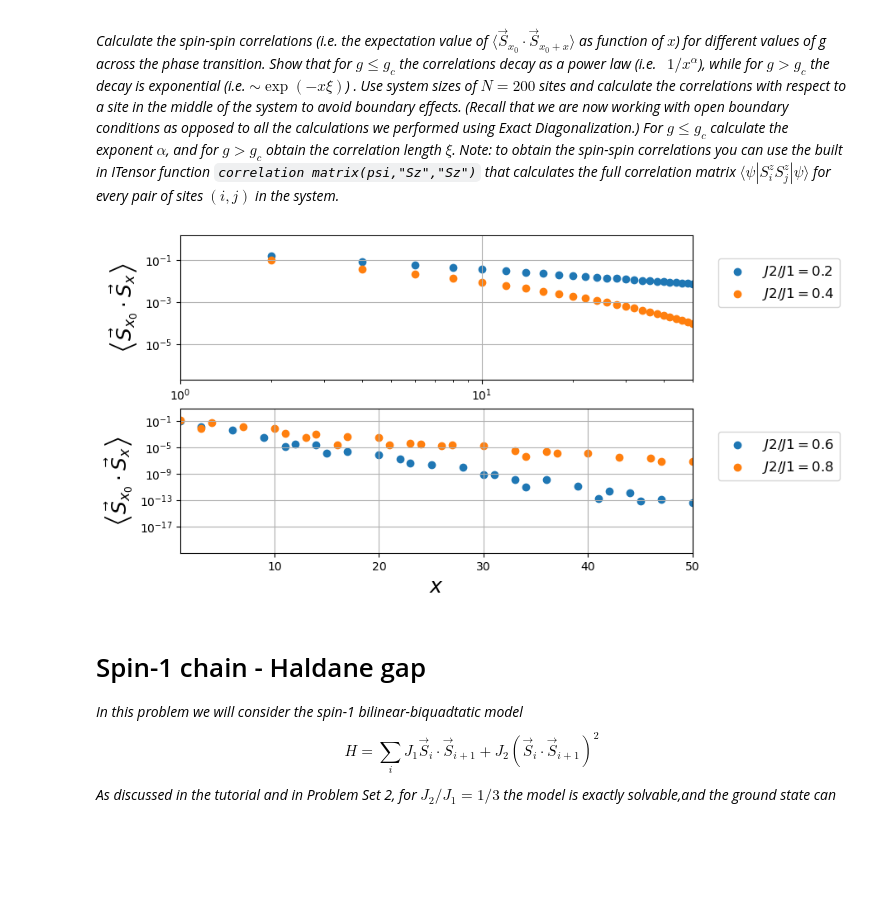
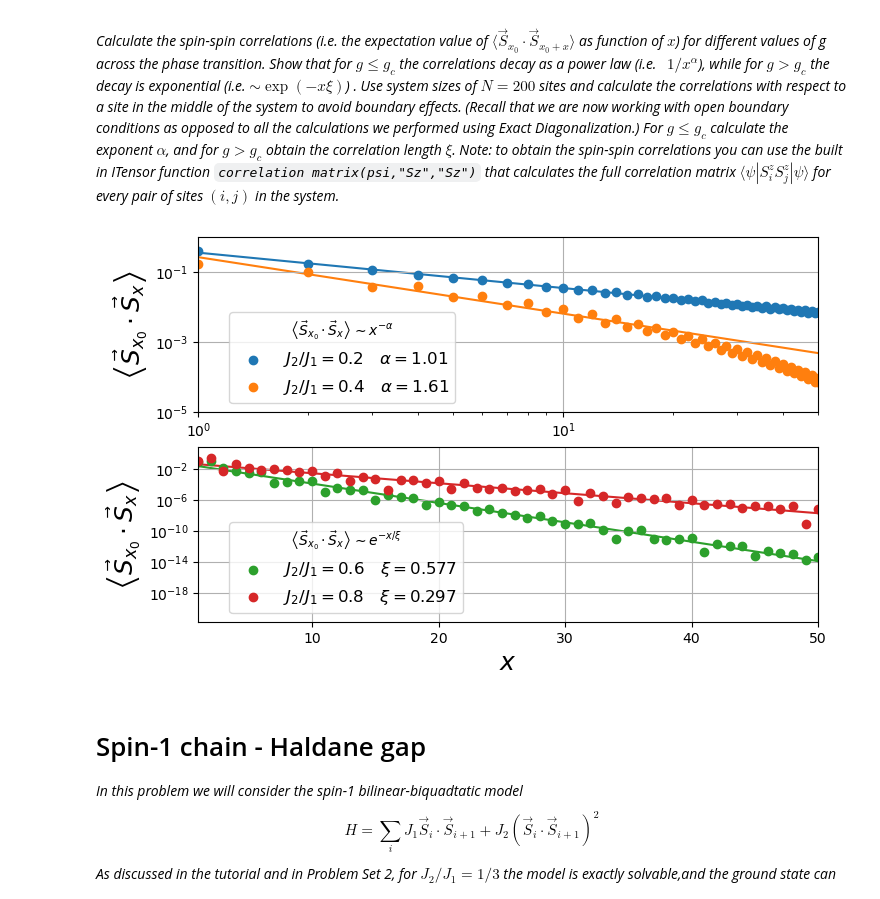
Before and after one commit to NOAMOPH/Computational-Methods-for-Many-Body-Physics, a Jupyter notebook: ProblemSets/PS03.ipynb, the cells around one changed output. Drawn from its saved outputs; the diff is of its cells as text; code cells hidden in the pictures; blank space fills up the shorter version.

```diff
--- a/ProblemSets/PS03.ipynb
+++ b/ProblemSets/PS03.ipynb
@@ -83,7 +83,7 @@ MPO
 ## 1-2
 *Perform finite-size scaling of the triplet gap (i.e. the energy gap between the ground state in the $S^z = 0$ sector to the lowest state in the $S^z = 1$ sector) for different values of $g$ across the phase transition. To find the lowest energy state in each $S^z$ sector you will need to make sure that the initial state is in the same $S^z$ sector. You can now easily access system sizes of up to $N = 100$ sites (performing e.g. 10 sweeps with bond dimensions of order 100), but to clearly observe a finite gap for $g > g_c$ it is still advisable to consider values of g close enough to $g = 1/2$.*
 # %%
-Ns = 20:20:60
+Ns = 20:20:100
 gs = [0.2, 0.4, 0.6, 0.8]
 E_singlet = zeros(length(Ns),length(gs))
 E_triplet = zeros(length(Ns),length(gs))
@@ -127,17 +109,18 @@ After sweep 10 energy=-22.709455491439037  maxlinkdim=100 maxerr=2.62E-10 time=1
 # %%
 fig,ax = subplots(figsize=(8,5))
-for i in 1:length(J2s)
-    ax.plot(1 ./Ns,E_singlet[:,i]-E_triplet[:,i],"-o",label=L"J2/J1="*string(J2s[i])*"")
+for i in 1:length(gs)
+    ax.plot(1 ./Ns,E_singlet[:,i]-E_triplet[:,i],"-o",label=L"$J_2/J_1=$"*string(gs[i]))
 end
 # ax.set_xlim([0,1])
 # ax.set_xscale("log")
 ax.legend(loc=(1.05,0.5),fontsize=12)
 ax.set_xlabel(L"$1/N$", fontsize=18)
 ax.set_xticks(1 ./Ns)
-ax.set_xticklabels([L"1/" * string(N) for N in Ns], fontsize=14)
+ax.set_xticklabels([L"1/" * string(N) for N in Ns ], fontsize=12)
 ax.set_ylabel(L"\left(E^{GS}_{singlet}-E^{GS}_{triplet}\right)/J_1",fontsize=18)
 ax.set_xlim([0,1/19])
 ax.set_ylim([-0.6,0])
+# ax.set_xscale("log")
 ax.grid()
 
 gcf()
@@ -149,7 +132,7 @@ gcf()
 # %%
 N = 200
 correlations = []
-for (j,g) in enumerate(J2s)
+for (j,g) in enumerate(gs)
     sites = siteinds("S=1/2", N; conserve_qns=true)
     H = J1J2Hamiltonian(sites, g)
 
@@ -162,29 +145,43 @@ for (j,g) in enumerate(J2s)
 end
 # %%
 fig,ax = subplots(2,1,figsize=(8,5))
-for (i,g) in enumerate(J2s)
+xx = LinRange(0,50,100)
+p0 = [1.0, 0.0]
+title=[L"$\left< \vec{S}_{x_0} \cdot \vec{S}_x \right>\sim x^{-\alpha}$", L"$\left< \vec{S}_{x_0} \cdot \vec{S}_x \right>\sim e^{-x/\xi}$"]
+c = ["tab:blue","tab:orange","tab:green", "tab:red"]
+
+for (i,g) in enumerate(gs)
     if g<0.5
-        ax[1].scatter(0:1:div(N,2),correlations[i][100,100:200],label=L"J2/J1="*string(g))
+        fit = curve_fit(m, log.(1:1:20), log.(abs.(correlations[i][100,101:120])) ,p0)
+        ax[1].plot(exp.(xx),exp.(m(xx,fit.param)),color=c[i],zorder=1)
+        ax[1].scatter(0:1:div(N,2),abs.(correlations[i][100,100:200]),
+            zorder=2,color=c[i],
+            label=L"$J_2/J_1=$"*string(g)*L"$\quad \alpha=$"*string(round(-fit.param[1],digits=2)))
     else
-        ax[2].scatter(0:1:div(N,2),correlations[i][100,100:200],label=L"J2/J1="*string(g))
+        fit = curve_fit(m, 1:1:50, log.(abs.(correlations[i][100,101:150])) ,p0)
+        ax[2].plot(xx,exp.(m(xx,fit.param)),color=c[i],zorder=1)
+        ax[2].scatter(0:1:div(N,2),abs.(correlations[i][100,100:200]),
+            zorder=2,color=c[i],
+            label=L"$J_2/J_1=$"*string(g)*L"$\quad \xi=$"*string(round(-fit.param[1],digits=3)))
     end
 end
 for i in 1:2
-    ax[i].legend(loc=(1.05,0.5),fontsize=12)
+    ax[i].legend(loc=(0.05,0.05),fontsize=12, title=title[i])
     ax[i].set_ylabel(L"\left< \vec{S}_{x_0} \cdot \vec{S}_x \right>",fontsize=18)
     ax[i].set_xlim([1,50])
+    ax[i].set_xlabel(L"$x$", fontsize=18)
 end
 ax[1].set_xscale("log")
 ax[1].set_yscale("log")
+ax[1].set_ylim([1e-5,1])
 ax[2].set_yscale("log")
-ax[2].set_xlabel(L"$x$", fontsize=18)
 
-ax[1].grid()
-ax[2].grid()
+ax[1].grid(zorder=0)
+ax[2].grid(zorder=0)
 
 gcf()
 # %% [output]
-[figure, old version]
+[figure, new version]
 # %% [markdown]
 # Spin-1 chain - Haldane gap
 *In this problem we will consider the spin-1 bilinear-biquadtatic model*
```
Also changed, not shown: parts of 4 cells of this notebook, 4 other files.
